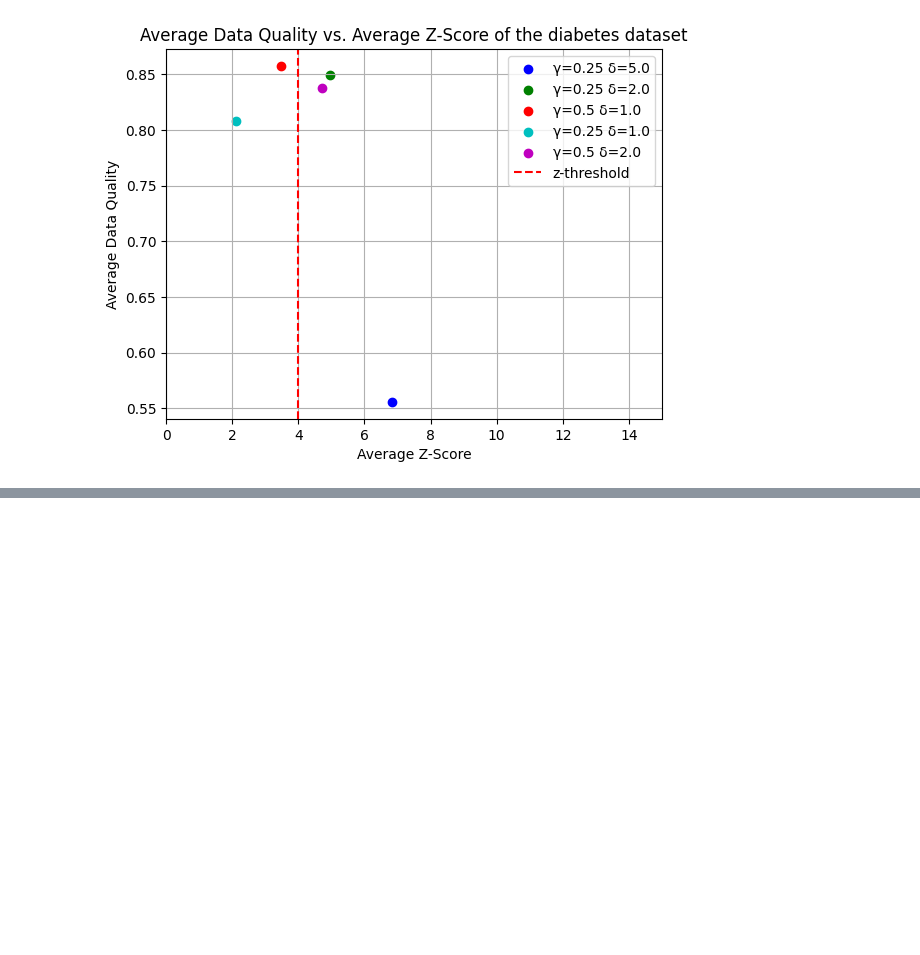
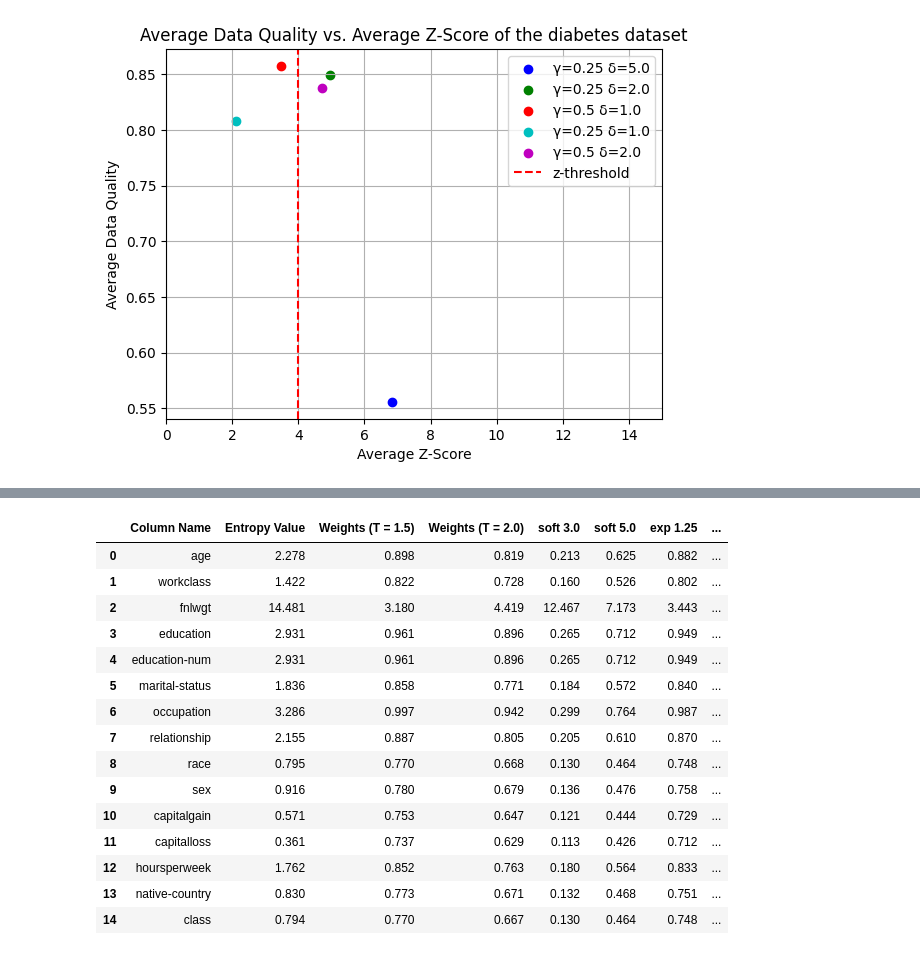
Before and after one commit to blueminh/t-rest, a Jupyter notebook: evaluation/synthcity.ipynb, the cells around one changed output, grey strips where cells are left out. Saved outputs shown, nothing was run; the diff lists cells and outputs as text; code cells hidden in the pictures; blank space fills up the shorter version.

```diff
--- a/evaluation/synthcity.ipynb
+++ b/evaluation/synthcity.ipynb
@@ -531,6 +496,62 @@ plot_entropies_by_model_name("diabetes", 0.5, 2.0, 1000)
 # %%
-aba = pd.read_csv("/Users/minhkau/Documents/TUDelft/Year 3/RP/Code/tabular-gpt/samples/diabetes_original.csv")
-for col in aba.columns:
-    aba[col] = aba[col] * 1.0
 
-aba.to_csv("fuckall.csv", index=False)
+def power(x, n):
+    power_x = np.power(x, n)
+    return power_x / power_x.sum(axis=0)
+
+def softmax(x, T=1.0):
+    e_x = np.exp((x - np.max(x)) / T)  # Subtract max for
+    return e_x / e_x.sum(axis=0)
+
+def custom_exp(x, base, T=1.0):
+    e_x = np.power(base, (x - np.max(x)) / T)
+    return e_x / e_x.sum(axis=0)
+
+df = pd.read_csv("/Users/minhkau/Documents/TUDelft/Year 3/RP/Code/tabular-gpt/samples/adult.csv")
+
+entropies = table_entropy(df)
+values = list(entropies.values())
+x = np.array(values)
+
+l = len(df.columns)
+weights = pd.DataFrame({
+    'Column Name': list(entropies.keys()),
+    'Entropy Value': values,
+    # "soft `1.0": softmax(x, 1.0) * l,
+    "Weights (T = 1.5)": softmax(x * 1.5/ np.max(x), 1.0) * l,
+    "Weights (T = 2.0)": softmax(x * 2.0/ np.max(x), 1.0) * l,
+    "soft 3.0": softmax(x, 3.0) * l,
+    "soft 5.0": softmax(x, 5.0) * l,
+    # "soft 7.5": softmax(x, 7.5) * l,
+    # "soft 10.0": softmax(x, 10.0) * l,
+    "exp 1.25": custom_exp(x, 1.25, 2.0) * l,
+    "exp 1.5": custom_exp(x, 1.5, T = 2.0) * l , # seems good ~ soft T = 5.0
+    "exp 2.0": custom_exp(x, 2.0) * l,
+    "exp 2.7": custom_exp(x, 2.7) * l
+    # "soft 7.5": softmax(x, 7.5) * l,
+    # "softm 10.0": softmax_mean(x, 10.0) * l,
+})
+
+cols = weights.columns.to_list()
+cols.remove("Column Name")
+for col in cols:
+    weights[col] = weights[col].round(3)
+# Display the DataFrame
+weights
+# %% [output]
+|  | Column Name | Entropy Value | Weights (T = 1.5) | Weights (T = 2.0) | soft 3.0 | soft 5.0 | exp 1.25 | ... |
+| 0 | age | 2.278 | 0.898 | 0.819 | 0.213 | 0.625 | 0.882 | ... |
+| 1 | workclass | 1.422 | 0.822 | 0.728 | 0.160 | 0.526 | 0.802 | ... |
+| 2 | fnlwgt | 14.481 | 3.180 | 4.419 | 12.467 | 7.173 | 3.443 | ... |
+| 3 | education | 2.931 | 0.961 | 0.896 | 0.265 | 0.712 | 0.949 | ... |
+| 4 | education-num | 2.931 | 0.961 | 0.896 | 0.265 | 0.712 | 0.949 | ... |
+| 5 | marital-status | 1.836 | 0.858 | 0.771 | 0.184 | 0.572 | 0.840 | ... |
+| 6 | occupation | 3.286 | 0.997 | 0.942 | 0.299 | 0.764 | 0.987 | ... |
+| 7 | relationship | 2.155 | 0.887 | 0.805 | 0.205 | 0.610 | 0.870 | ... |
+| 8 | race | 0.795 | 0.770 | 0.668 | 0.130 | 0.464 | 0.748 | ... |
+| 9 | sex | 0.916 | 0.780 | 0.679 | 0.136 | 0.476 | 0.758 | ... |
+| 10 | capitalgain | 0.571 | 0.753 | 0.647 | 0.121 | 0.444 | 0.729 | ... |
+| 11 | capitalloss | 0.361 | 0.737 | 0.629 | 0.113 | 0.426 | 0.712 | ... |
+| 12 | hoursperweek | 1.762 | 0.852 | 0.763 | 0.180 | 0.564 | 0.833 | ... |
+| 13 | native-country | 0.830 | 0.773 | 0.671 | 0.132 | 0.468 | 0.751 | ... |
+| 14 | class | 0.794 | 0.770 | 0.667 | 0.130 | 0.464 | 0.748 | ... |
```
Also changed, not shown: parts of 8 cells of this notebook, 2 other files.
